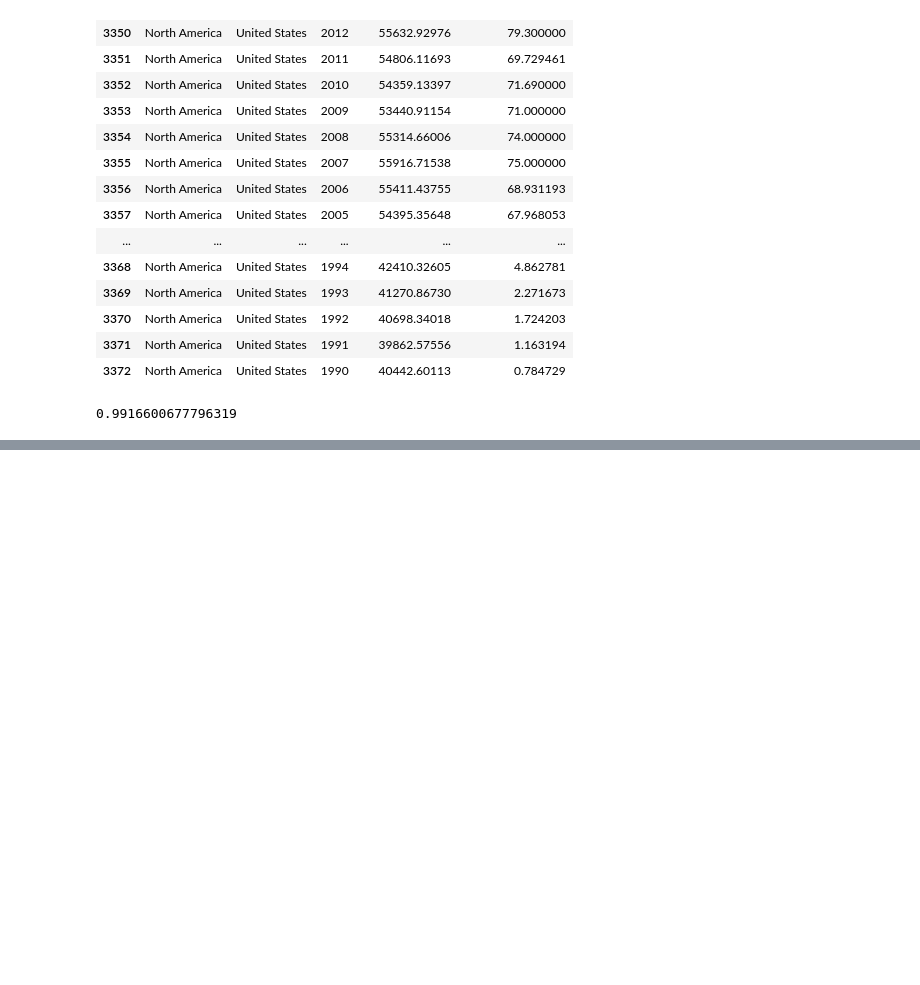
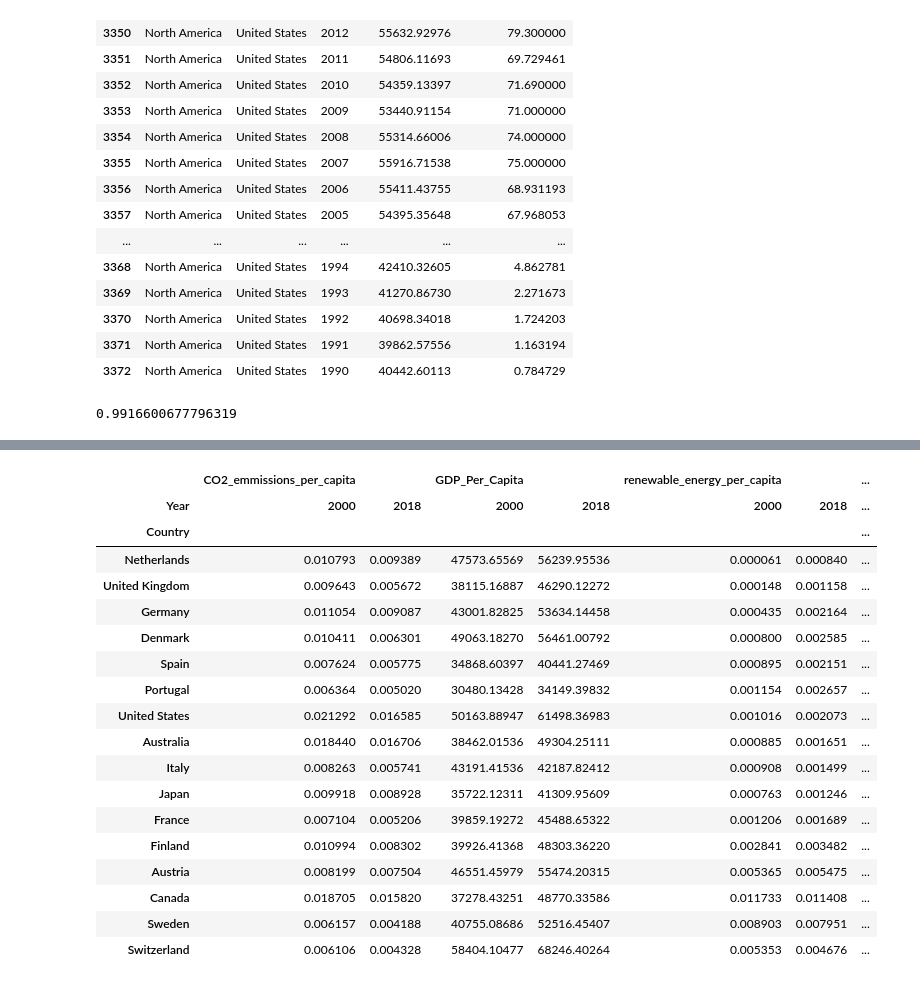
Before and after one commit to nss-data-science-cohort-5/un_exploration-jacob-parks98, a Jupyter notebook: notebooks/UN_Data_Exploration.ipynb, the cells around one changed output, grey strips where cells are left out. Saved outputs shown, nothing was run; the diff lists cells and outputs as text; code cells hidden in the pictures; blank space fills up the shorter version.

```diff
--- a/notebooks/UN_Data_Exploration.ipynb
+++ b/notebooks/UN_Data_Exploration.ipynb
@@ -1080,0 +1081,22 @@ renewable_facetgrid.map(plt.plot, "Year", "CO2_emmissions")
+# %%
+renewable_energy_pivoted.sort_values("Percent_Change_energy", ascending = False)
+# %% [output]
+|  | CO2_emmissions_per_capita |  | GDP_Per_Capita |  | renewable_energy_per_capita |  | ... |
+| Year | 2000 | 2018 | 2000 | 2018 | 2000 | 2018 | ... |
+| Country |  |  |  |  |  |  | ... |
+| Netherlands | 0.010793 | 0.009389 | 47573.65569 | 56239.95536 | 0.000061 | 0.000840 | ... |
+| United Kingdom | 0.009643 | 0.005672 | 38115.16887 | 46290.12272 | 0.000148 | 0.001158 | ... |
+| Germany | 0.011054 | 0.009087 | 43001.82825 | 53634.14458 | 0.000435 | 0.002164 | ... |
+| Denmark | 0.010411 | 0.006301 | 49063.18270 | 56461.00792 | 0.000800 | 0.002585 | ... |
+| Spain | 0.007624 | 0.005775 | 34868.60397 | 40441.27469 | 0.000895 | 0.002151 | ... |
+| Portugal | 0.006364 | 0.005020 | 30480.13428 | 34149.39832 | 0.001154 | 0.002657 | ... |
+| United States | 0.021292 | 0.016585 | 50163.88947 | 61498.36983 | 0.001016 | 0.002073 | ... |
+| Australia | 0.018440 | 0.016706 | 38462.01536 | 49304.25111 | 0.000885 | 0.001651 | ... |
+| Italy | 0.008263 | 0.005741 | 43191.41536 | 42187.82412 | 0.000908 | 0.001499 | ... |
+| Japan | 0.009918 | 0.008928 | 35722.12311 | 41309.95609 | 0.000763 | 0.001246 | ... |
+| France | 0.007104 | 0.005206 | 39859.19272 | 45488.65322 | 0.001206 | 0.001689 | ... |
+| Finland | 0.010994 | 0.008302 | 39926.41368 | 48303.36220 | 0.002841 | 0.003482 | ... |
+| Austria | 0.008199 | 0.007504 | 46551.45979 | 55474.20315 | 0.005365 | 0.005475 | ... |
+| Canada | 0.018705 | 0.015820 | 37278.43251 | 48770.33586 | 0.011733 | 0.011408 | ... |
+| Sweden | 0.006157 | 0.004188 | 40755.08686 | 52516.45407 | 0.008903 | 0.007951 | ... |
+| Switzerland | 0.006106 | 0.004328 | 58404.10477 | 68246.40264 | 0.005353 | 0.004676 | ... |
```
Also changed, not shown: parts of 125 cells of this notebook.
